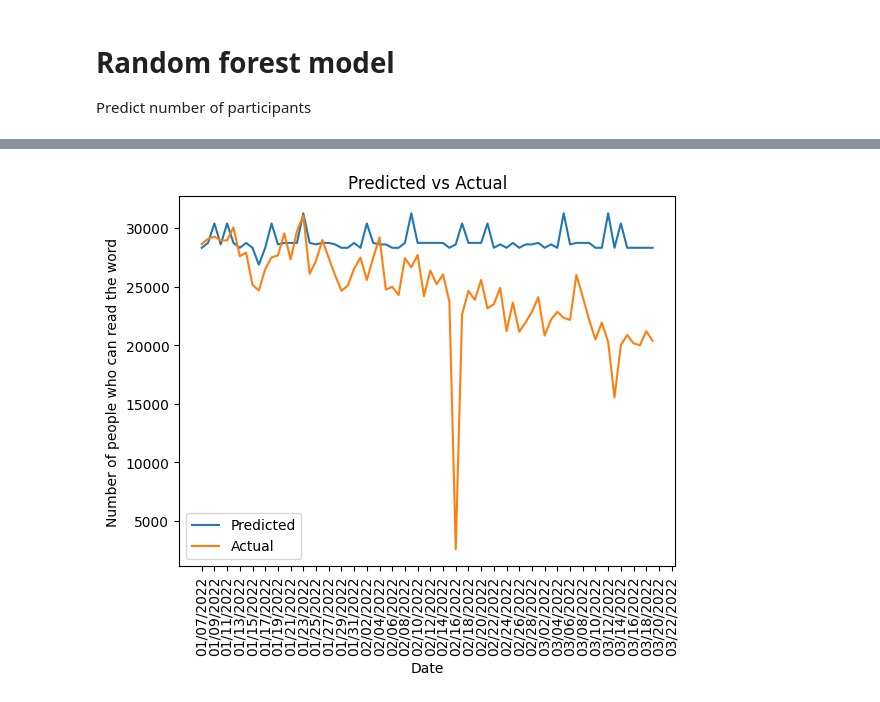
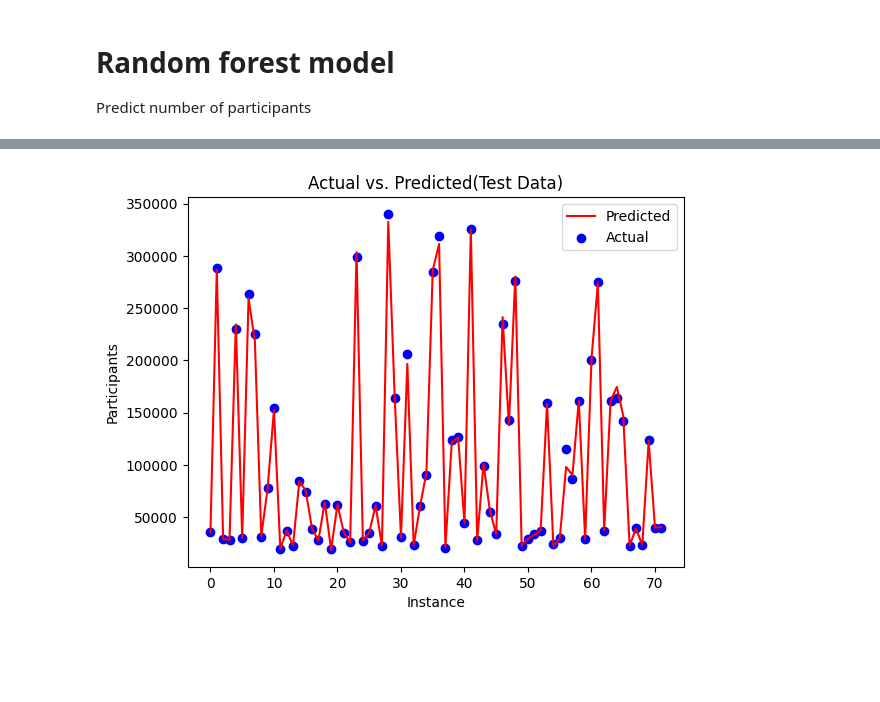
Before and after one commit to Qervas/mcm, a Jupyter notebook: data_preprocess.ipynb, the cells around one changed output, grey strips where cells are left out. Cells and saved outputs as stored; diff of their text form; code cells hidden in the pictures; blank space fills up the shorter version.

```diff
--- a/data_preprocess.ipynb
+++ b/data_preprocess.ipynb
@@ -157,23 +153,14 @@ from matplotlib import pyplot as plt
-# %%
-# Plot predict result for the testing set,
-# X coordinates as the date with format MM/DD/YYYY
-# Y coordinates as the number of people who can read the word
-
-# Transfer the X corrdinates into a list of string
-# Rotate X labels by 90 degrees, lessen the number of X labels to half
-date_str_list = [date.strftime('%m/%d/%Y') for date in date_list]
-plt.xticks(rotation=90)
-plt.xticks(np.arange(0, len(date_str_list), 2), date_str_list[::2])
-
-
-# plt.figure(figsize=(20, 10))
-
-plt.plot(date_str_list[train_size:], y_pred, label='Predicted')
-plt.plot(date_str_list[train_size:], y_test, label='Actual')
-plt.xlabel('Date')
-plt.ylabel('Number of people who can read the word')
-plt.title('Predicted vs Actual')
-plt.legend()
-plt.show()
-# %% [output]
-[figure, removed]
+# %%
+# Plot the predicted values as a red line
+plt.plot(y_pred, color='red', label='Predicted')
+
+# Plot the actual values as blue scatter points
+plt.scatter(range(len(y_test)), y_test, color='blue', label='Actual')
+
+plt.xlabel('Instance')
+plt.ylabel('Participants')
+plt.title('Actual vs. Predicted(Test Data)')
+plt.legend()
+plt.show()
+# %% [output]
+[figure, added]
```
Also changed, not shown: parts of 5 cells of this notebook.
